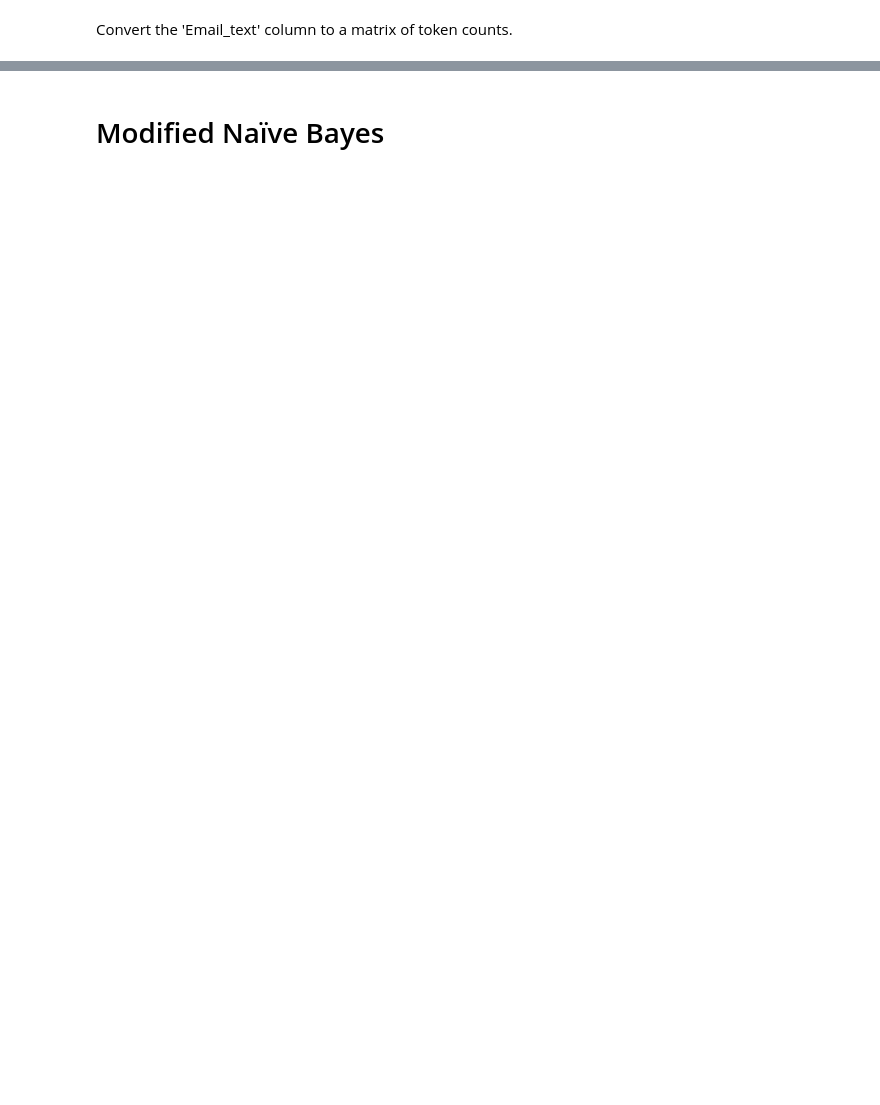
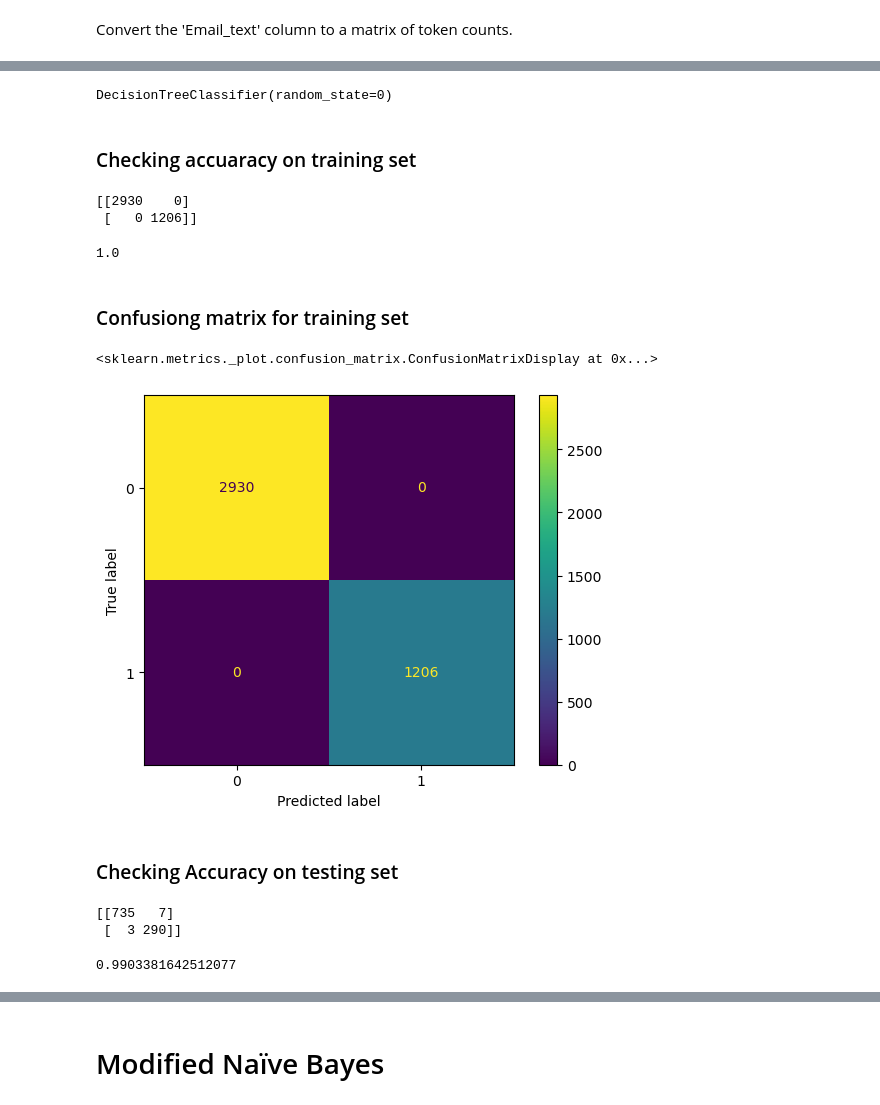
Before and after one commit to jandahuang/CPSC-481---Email-Spam-Filter, a Jupyter notebook: spam-mail-binary-logistic-regression.ipynb, the cells around one changed output, grey strips where cells are left out. Saved outputs shown, nothing was run; the diff lists cells and outputs as text; code cells hidden in the pictures; blank space fills up the shorter version.

```diff
--- a/spam-mail-binary-logistic-regression.ipynb
+++ b/spam-mail-binary-logistic-regression.ipynb
@@ -230,0 +262,6 @@ accuracy_score(y_test, y_pred)
+# %%
+from sklearn.tree import DecisionTreeClassifier
+decision_tree_model = DecisionTreeClassifier(random_state = 0)
+decision_tree_model.fit(X_train_features, y_train)
+# %% [output]
+DecisionTreeClassifier(random_state=0)
@@ -230,0 +271,38 @@ accuracy_score(y_test, y_pred)
+# %% [markdown]
+### Checking accuaracy on training set
+# %%
+y_pred = decision_tree_model.predict(X_train_features)
+cm = confusion_matrix(y_train, y_pred)
+print(cm)
+accuracy_score(y_train, y_pred)
+# %% [output]
+[[2930    0]
+ [   0 1206]]
+1.0
+# %% [markdown]
+### Confusiong matrix for training set
+# %%
+from sklearn.metrics import confusion_matrix, ConfusionMatrixDisplay
+
+# Compute confusion matrix
+cm = confusion_matrix(y_train, y_pred)
+
+# Create a ConfusionMatrixDisplay instance
+cmd = ConfusionMatrixDisplay(cm, display_labels=decision_tree_model.classes_)
+
+# Plot the confusion matrix
+cmd.plot()
+# %% [output]
+<sklearn.metrics._plot.confusion_matrix.ConfusionMatrixDisplay at 0x...>
+[figure, added]
+# %% [markdown]
+### Checking Accuracy on testing set
+# %%
+y_pred = Logistic_model.predict(X_test_features)
+cm = confusion_matrix(y_test, y_pred)
+print(cm)
+accuracy_score(y_test, y_pred)
+# %% [output]
+[[735   7]
+ [  3 290]]
+0.9903381642512077
```
Also changed, not shown: parts of 123 cells of this notebook, 9 other files.
